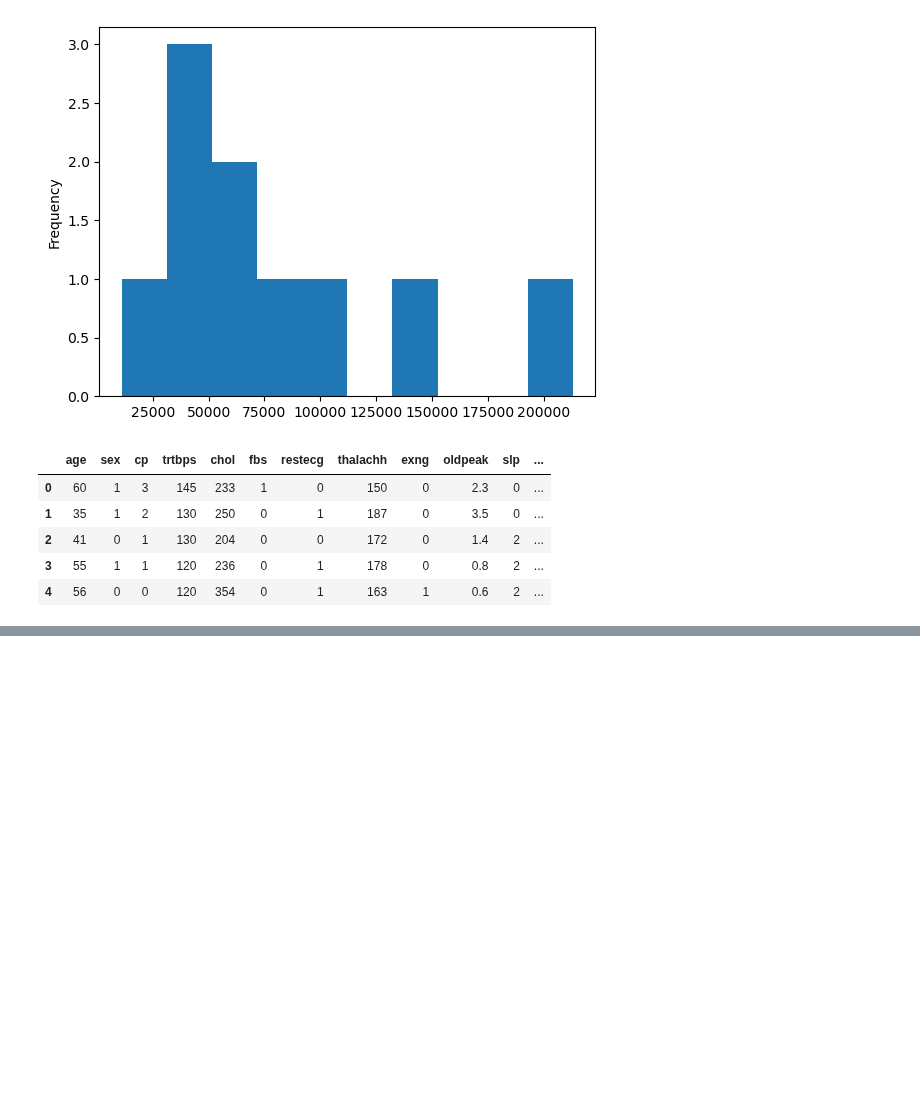
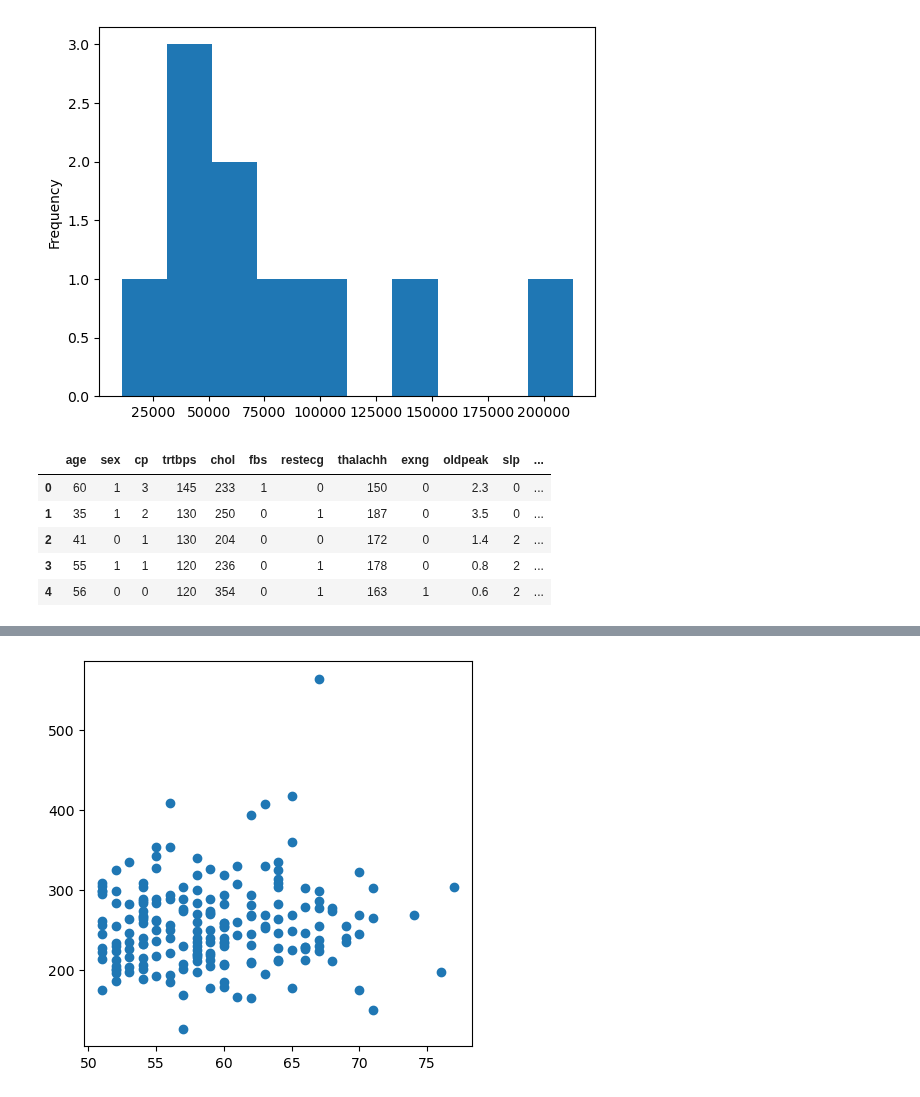
Before and after one commit to FairozAhmadSheikh/Machine_and_Deep_Learning_Basic_To_Advance, a Jupyter notebook: revision_matplotlib.ipynb, the cells around one changed output, grey strips where cells are left out. Saved outputs shown, nothing was run; the diff lists cells and outputs as text; code cells hidden in the pictures; blank space fills up the shorter version.

```diff
--- a/revision_matplotlib.ipynb
+++ b/revision_matplotlib.ipynb
@@ -354,0 +368,3 @@ heart_disease.head()
+# %%
+over_50_df=heart_disease[heart_disease['age']>50]
+over_50_df.head()
@@ -354,0 +378,9 @@ heart_disease.head()
+# %%
+# Lets Create some subplots
+fig, ax=plt.subplots(figsize=(5,5))
+ax.scatter(over_50_df['age'],over_50_df['chol']);
+ax.set(title='Heart Disease and Cholestrol Levels',
+      xlabel='Age',
+      ylabel='C')
+# %% [output]
+[figure, added]
```
Also changed, not shown: parts of 3 cells of this notebook.
